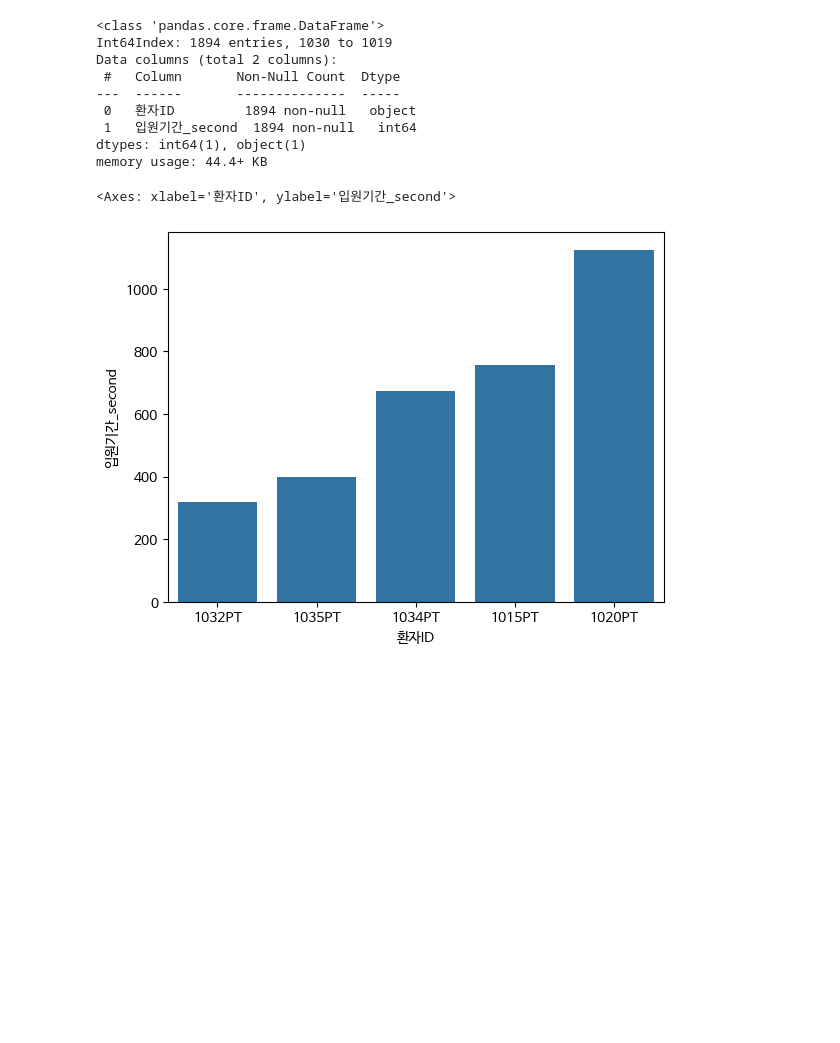
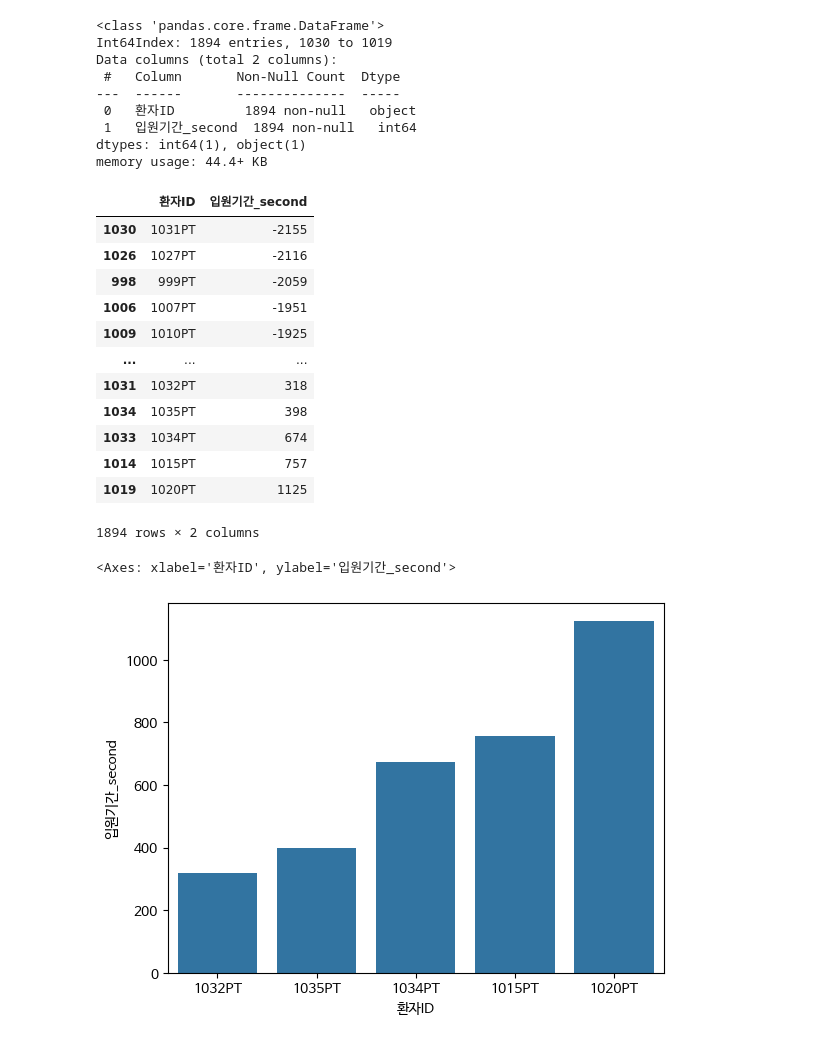
Before and after one commit to entangelk/study_data_analytics, a Jupyter notebook: docs/quests/DDA/SpineSurgeryList_datetime.ipynb, the cells around one changed output. Cells and saved outputs as stored; diff of their text form; code cells hidden in the pictures; blank space fills up the shorter version.

```diff
--- a/docs/quests/DDA/SpineSurgeryList_datetime.ipynb
+++ b/docs/quests/DDA/SpineSurgeryList_datetime.ipynb
@@ -101,6 +106,22 @@ Data columns (total 2 columns):
  1   입원기간_second  1894 non-null   int64
 dtypes: int64(1), object(1)
 memory usage: 44.4+ KB
+# %%
+get_data_long_second
+# %% [output]
+|  | 환자ID | 입원기간_second |
+| 1030 | 1031PT | -2155 |
+| 1026 | 1027PT | -2116 |
+| 998 | 999PT | -2059 |
+| 1006 | 1007PT | -1951 |
+| 1009 | 1010PT | -1925 |
+| ... | ... | ... |
+| 1031 | 1032PT | 318 |
+| 1034 | 1035PT | 398 |
+| 1033 | 1034PT | 674 |
+| 1014 | 1015PT | 757 |
+| 1019 | 1020PT | 1125 |
+1894 rows × 2 columns
 # %%
 sns.barplot(data = get_data_long_second[-5:], x='환자ID', y='입원기간_second')
 # %% [output]
```
Also changed, not shown: parts of 2 cells of this notebook.
